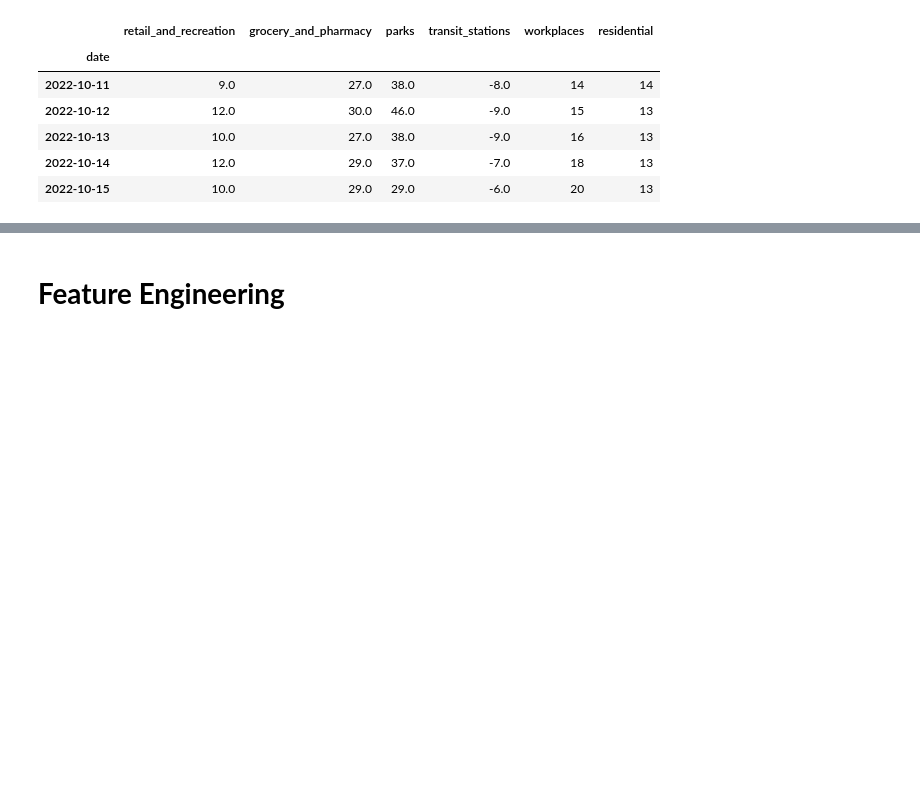
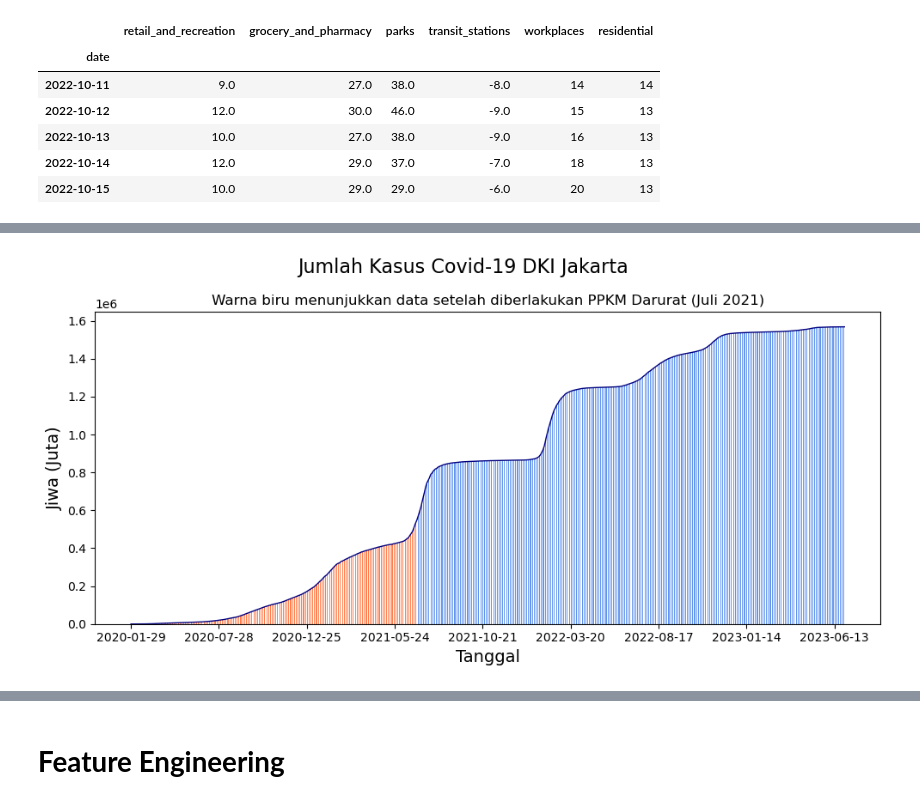
Before and after one commit to reza-nugraha32/covid-19-analysis, a Jupyter notebook: covid-19-jakarta-analysis.ipynb, the cells around one changed output, grey strips where cells are left out. Drawn from its saved outputs; the diff is of its cells as text; code cells hidden in the pictures; blank space fills up the shorter version.

```diff
--- a/covid-19-jakarta-analysis.ipynb
+++ b/covid-19-jakarta-analysis.ipynb
@@ -263,0 +243,10 @@ df_covid_nasional.head()
+# %%
+# Ubah format tanggal data Jakarta ke tahun-bulan-hari
+for row in df_covid_jakarta.index:
+    year = df_covid_jakarta.iloc[row, 0][6:10]
+    month = df_covid_jakarta.iloc[row, 0][3:5]
+    day = df_covid_jakarta.iloc[row, 0][0:2]
+    df_covid_jakarta.iloc[row, 0]=year+"-"+month+"-"+day
+
+df_covid_jakarta = df_covid_jakarta.set_index("tanggal")
+df_covid_jakarta.head()
@@ -263,0 +281,15 @@ df_covid_nasional.head()
+# %%
+# Data Covid-19 Jakarta
+# Tambahkan kolom rasio_kematian
+df_covid_jakarta["rasio_kematian"] = df_covid_jakarta["meninggal"]/df_covid_jakarta["positif_aktif"]
+df_covid_jakarta.fillna(0, inplace=True)
+
+# Tambahkan kolom rasio_sembuh
+df_covid_jakarta["rasio_sembuh"] = df_covid_jakarta["sembuh"]/df_covid_jakarta["positif_aktif"]
+df_covid_jakarta.fillna(0, inplace=True)
+
+# Tambahkan kolom rasio_sembuh_meninggal
+df_covid_jakarta["rasio_sembuh_meninggal"] = df_covid_jakarta["sembuh"]/df_covid_jakarta["meninggal"]
+df_covid_jakarta.fillna(0, inplace=True)
+
+df_covid_jakarta.head()
@@ -300,0 +498,22 @@ df_PDB_raw.plot(x="tahun", y="PDB_harga_konstan", kind="barh")
+# %%
+# Plot angka Covid-19 Jakarta
+fig, ax = plt.subplots(figsize=(10,5))
+fig.suptitle("Jumlah Kasus Covid-19 DKI Jakarta", fontsize=16, ha="center")
+ax.plot(df_covid_jakarta.index, df_covid_jakarta["positif"], color="navy", lw=1)
+ax.bar(df_covid_jakarta.loc[df_covid_jakarta.index <= "2021-07-03"].index.to_list(),
+        df_covid_jakarta.loc[df_covid_jakarta.index <= "2021-07-03", "positif"].to_list(),
+        color="coral", width=0.5)
+
+ax.bar(df_covid_jakarta.loc[df_covid_jakarta.index >= "2021-07-03"].index.to_list(),
+        df_covid_jakarta.loc[df_covid_jakarta.index >= "2021-07-03", "positif"].to_list(),
+        color="cornflowerblue", width=0.5)
+
+ax.set_title("Warna biru menunjukkan data setelah diberlakukan PPKM Darurat (Juli 2021)",
+             fontsize=12, ha="center")
+ax.set_xlabel("Tanggal", fontsize=14)
+ax.set_ylabel("Jiwa (Juta)", fontsize=14)
+ax.xaxis.set_major_locator(plt.MaxNLocator(10))
+plt.tight_layout()
+plt.show()
+# %% [output]
+[figure, added]
```
Also changed, not shown: parts of 56 cells of this notebook, 1 other file.
